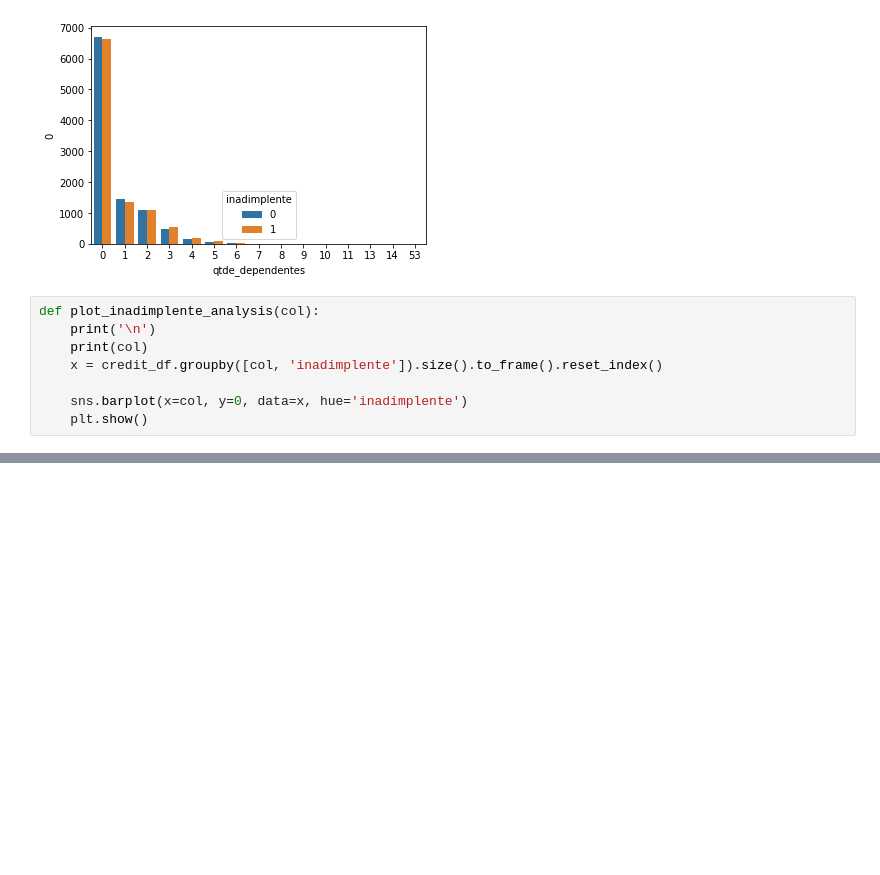
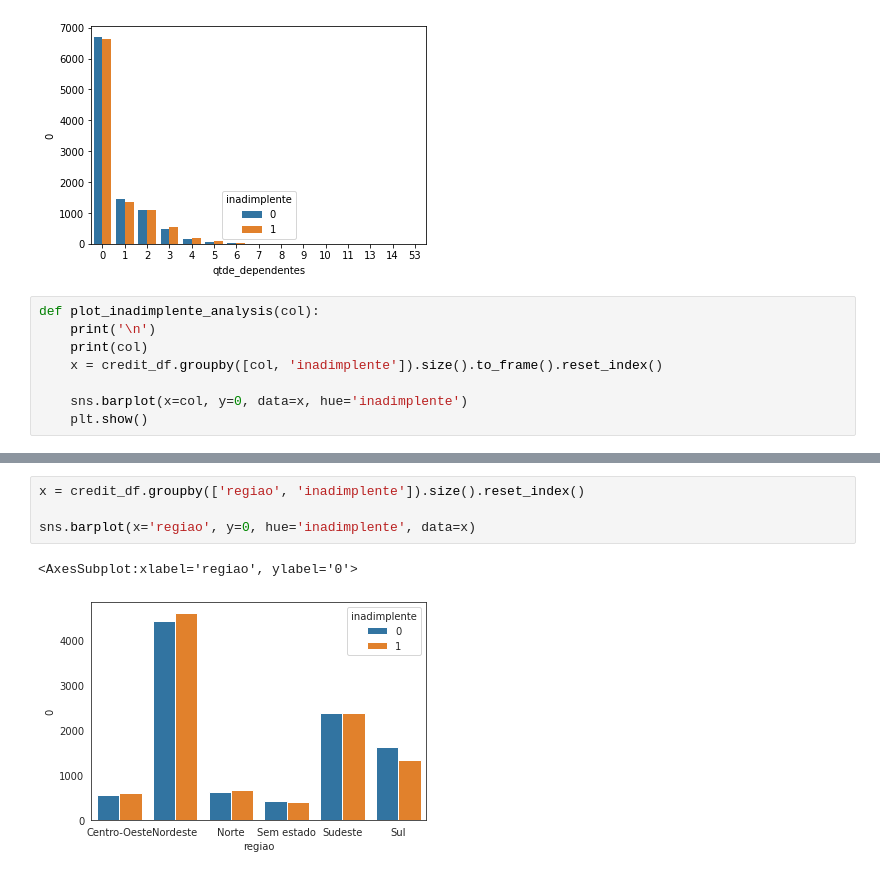
Before and after one commit to QIRoss/Credit-Aproval-Job, a Jupyter notebook: EDA.ipynb, the cells around one changed output, grey strips where cells are left out. Cells and saved outputs as stored; diff of their text form; blank space fills up the shorter version.

```diff
--- a/EDA.ipynb
+++ b/EDA.ipynb
@@ -155,0 +270,7 @@ estado_civil
+# %%
+x = credit_df.groupby(['regiao', 'inadimplente']).size().reset_index()
+
+sns.barplot(x='regiao', y=0, hue='inadimplente', data=x)
+# %% [output]
+<AxesSubplot:xlabel='regiao', ylabel='0'>
+[figure, added]
```
Also changed, not shown: parts of 19 cells of this notebook.
